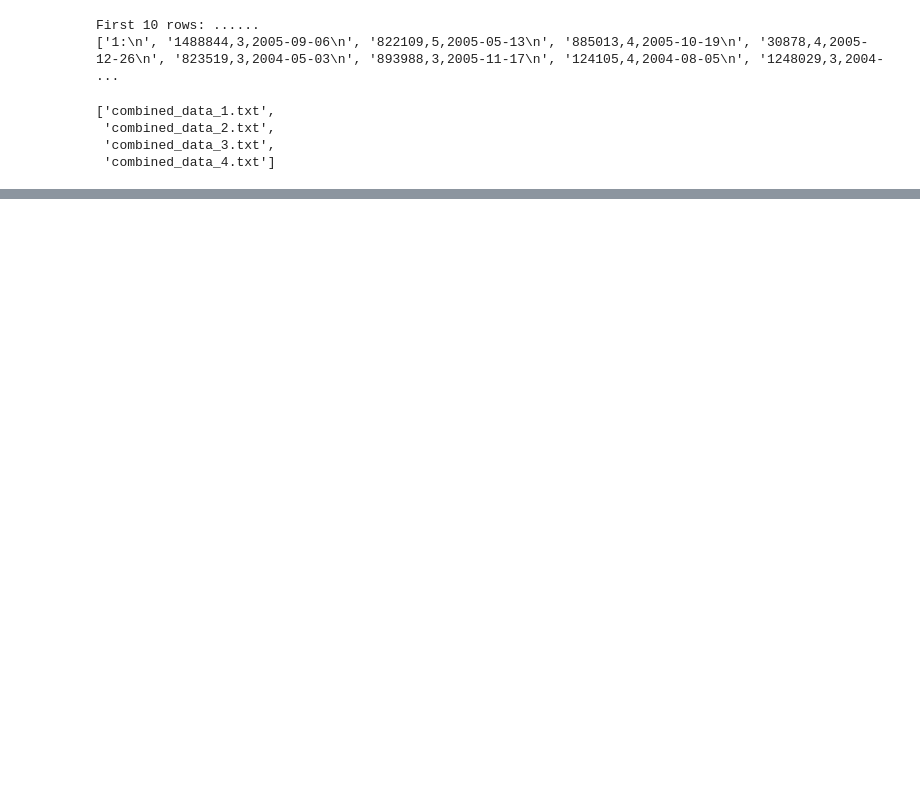
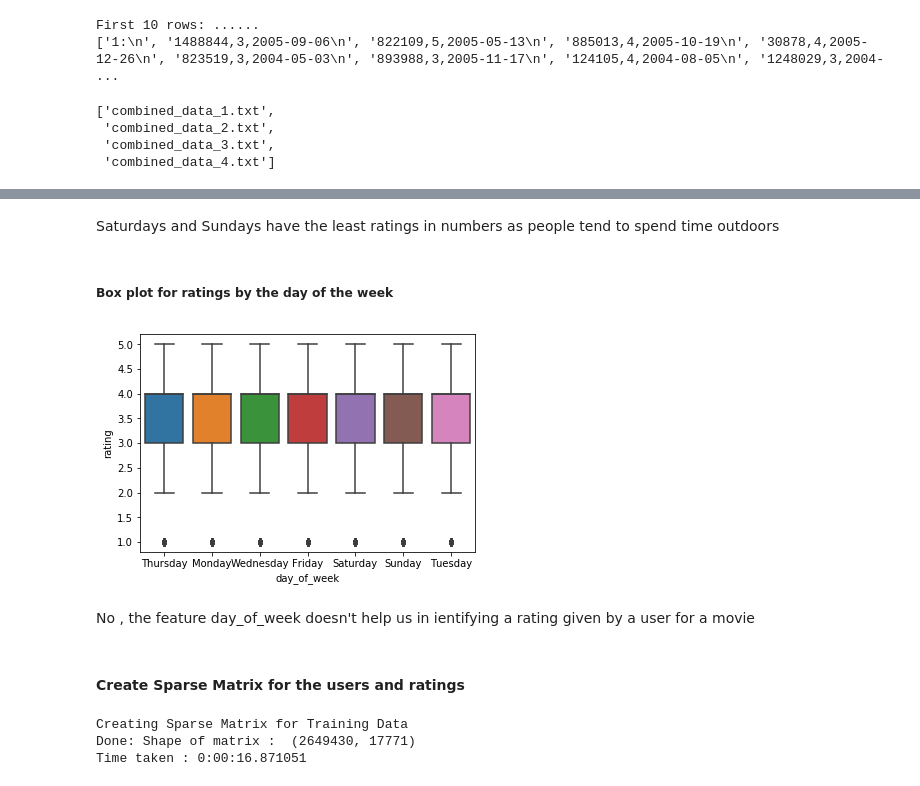
Before and after one commit to subhasisj/python-projects, a Jupyter notebook: Machine_Learning_Projects/Netflix_Movie_Recommendation/Netflix_movie_recommendation.ipynb, the cells around one changed output, grey strips where cells are left out. Saved outputs shown, nothing was run; the diff lists cells and outputs as text; code cells hidden in the pictures; blank space fills up the shorter version.

```diff
--- a/Machine_Learning_Projects/Netflix_Movie_Recommendation/Netflix_movie_recommendation.ipynb
+++ b/Machine_Learning_Projects/Netflix_Movie_Recommendation/Netflix_movie_recommendation.ipynb
@@ -115,0 +283,26 @@ Total Time Taken: 0:09:22.860625
+# %% [markdown]
+Saturdays and Sundays have the least ratings in numbers as people tend to spend time outdoors
+# %% [markdown]
+##### Box plot for ratings by the day of the week
+# %%
+sns.boxplot(x= 'day_of_week', y = 'rating', data = train_df)
+plt.show()
+# %% [output]
+[figure, added]
+# %% [markdown]
+No , the feature day_of_week doesn't help us in ientifying a rating given by a user for a movie
+# %% [markdown]
+#### Create Sparse Matrix for the users and ratings
+# %%
+start = datetime.now()
+if not os.path.isfile('./data/train_sparse.npz'):
+    print('Creating Sparse Matrix for Training Data')
+    train_sparse_matrix = sparse.csr_matrix((train_df.rating.values,(train_df.user.values,train_df.movie.values)),)
+    print('Done: Shape of matrix : ',train_sparse_matrix.shape)
+end = datetime.now()
+
+print('Time taken : {}'.format(end-start))
+# %% [output]
+Creating Sparse Matrix for Training Data
+Done: Shape of matrix :  (2649430, 17771)
+Time taken : 0:00:16.871051
```
Also changed, not shown: parts of 34 cells of this notebook, 1 other file.
